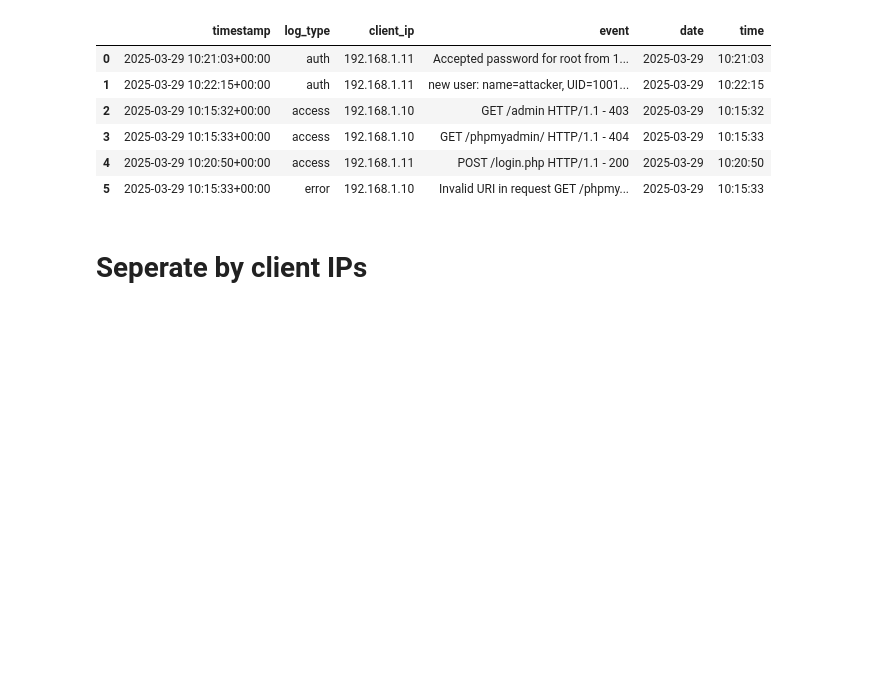
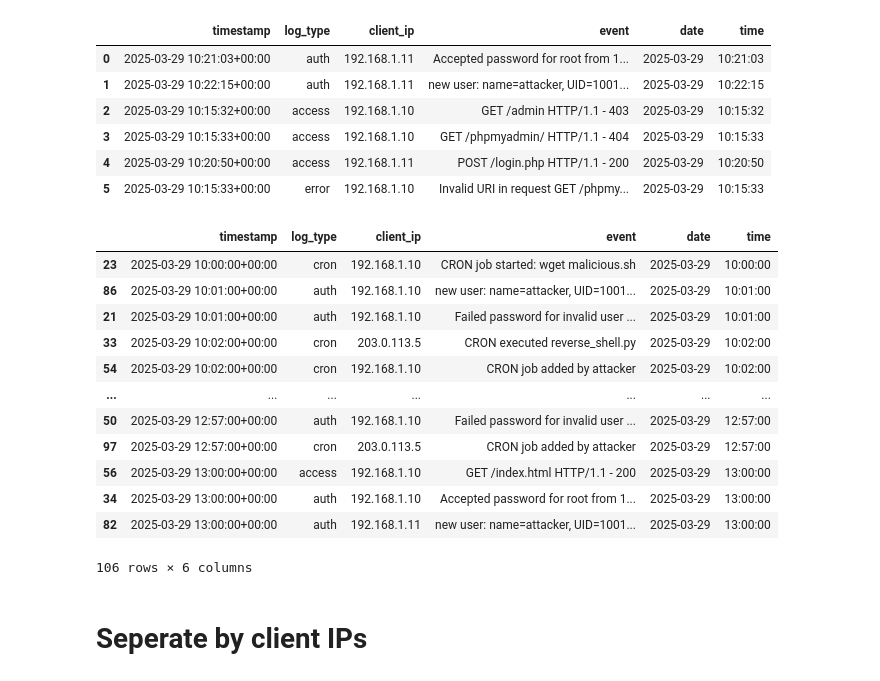
Before and after one commit to Zz1rg/CyberGroup2, a Jupyter notebook: AnalyzeLog_ParsingTxtEdition.ipynb, the cells around one changed output. Drawn from its saved outputs; the diff is of its cells as text; code cells hidden in the pictures; blank space fills up the shorter version.

```diff
--- a/AnalyzeLog_ParsingTxtEdition.ipynb
+++ b/AnalyzeLog_ParsingTxtEdition.ipynb
@@ -158,6 +184,22 @@ data
 | 5 | 2025-03-29 10:15:33+00:00 | error | 192.168.1.10 | Invalid URI in request GET /phpmy... | 2025-03-29 | 10:15:33 |
 # %%
 df = pd.concat([df, data], ignore_index=True)
+# %%
+df.sort_values(by='timestamp')
+# %% [output]
+|  | timestamp | log_type | client_ip | event | date | time |
+| 23 | 2025-03-29 10:00:00+00:00 | cron | 192.168.1.10 | CRON job started: wget malicious.sh | 2025-03-29 | 10:00:00 |
+| 86 | 2025-03-29 10:01:00+00:00 | auth | 192.168.1.10 | new user: name=attacker, UID=1001... | 2025-03-29 | 10:01:00 |
+| 21 | 2025-03-29 10:01:00+00:00 | auth | 192.168.1.10 | Failed password for invalid user ... | 2025-03-29 | 10:01:00 |
+| 33 | 2025-03-29 10:02:00+00:00 | cron | 203.0.113.5 | CRON executed reverse_shell.py | 2025-03-29 | 10:02:00 |
+| 54 | 2025-03-29 10:02:00+00:00 | cron | 192.168.1.10 | CRON job added by attacker | 2025-03-29 | 10:02:00 |
+| ... | ... | ... | ... | ... | ... | ... |
+| 50 | 2025-03-29 12:57:00+00:00 | auth | 192.168.1.10 | Failed password for invalid user ... | 2025-03-29 | 12:57:00 |
+| 97 | 2025-03-29 12:57:00+00:00 | cron | 203.0.113.5 | CRON job added by attacker | 2025-03-29 | 12:57:00 |
+| 56 | 2025-03-29 13:00:00+00:00 | access | 192.168.1.10 | GET /index.html HTTP/1.1 - 200 | 2025-03-29 | 13:00:00 |
+| 34 | 2025-03-29 13:00:00+00:00 | auth | 192.168.1.10 | Accepted password for root from 1... | 2025-03-29 | 13:00:00 |
+| 82 | 2025-03-29 13:00:00+00:00 | auth | 192.168.1.11 | new user: name=attacker, UID=1001... | 2025-03-29 | 13:00:00 |
+106 rows × 6 columns
 # %% [markdown]
 # Seperate by client IPs
 # %%
```
Also changed, not shown: parts of 7 cells of this notebook, 2 other files.
